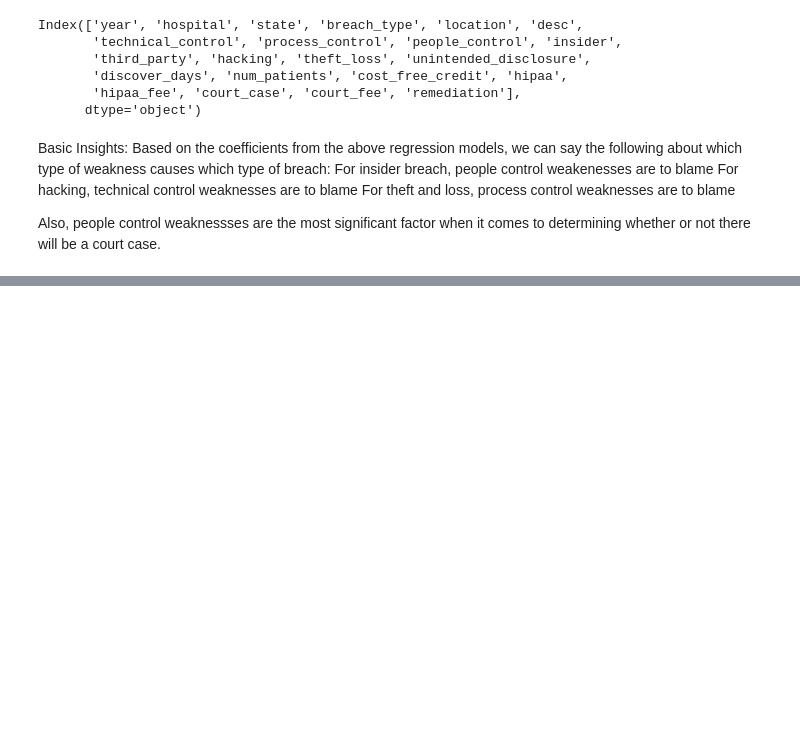
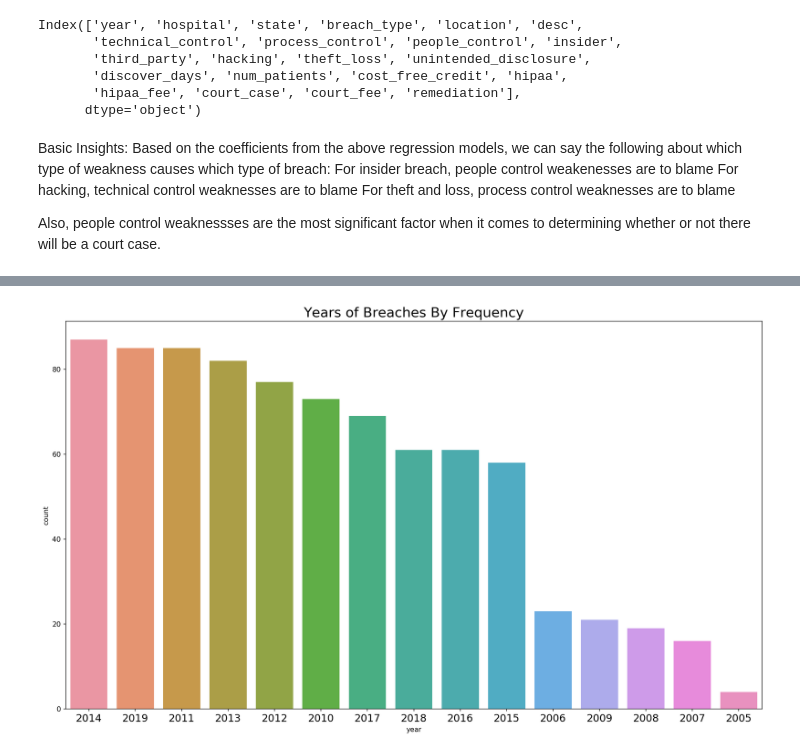
Before and after one commit to sharangw/data-breaches, a Jupyter notebook: DataBreaches-analysis.ipynb, the cells around one changed output, grey strips where cells are left out. Saved outputs shown, nothing was run; the diff lists cells and outputs as text; code cells hidden in the pictures; blank space fills up the shorter version.

Commit message:
add more plots

```diff
--- a/DataBreaches-analysis.ipynb
+++ b/DataBreaches-analysis.ipynb
@@ -324,0 +372,11 @@ Also, people control weaknessses are the most significant factor when it comes t
+# %%
+## plot the breaches by year frequency
+
+ax = sns.countplot(x='year',data=breach, order=breach['year'].value_counts().index)
+
+ax.set_xticklabels(ax.get_xticklabels(), fontsize=15)
+ax.set_title("Years of Breaches By Frequency", fontsize=20)
+plt.tight_layout()
+plt.show()
+# %% [output]
+[figure, added]
```
Also changed, not shown: parts of 10 cells of this notebook.
